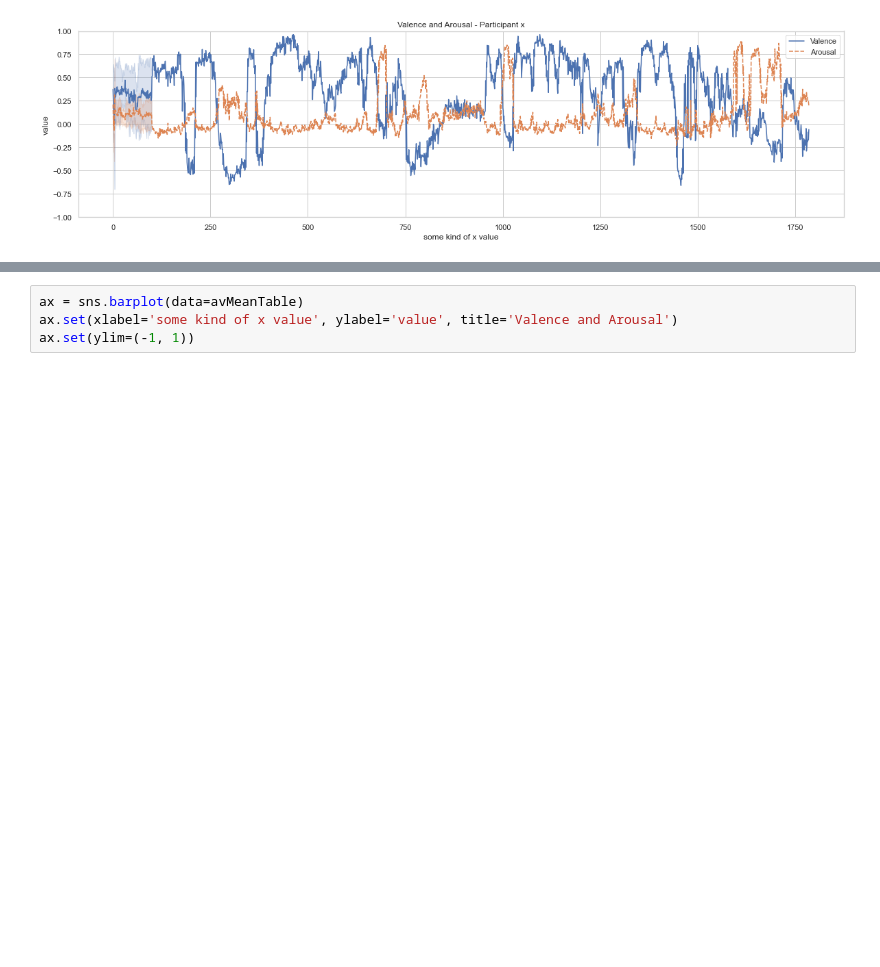
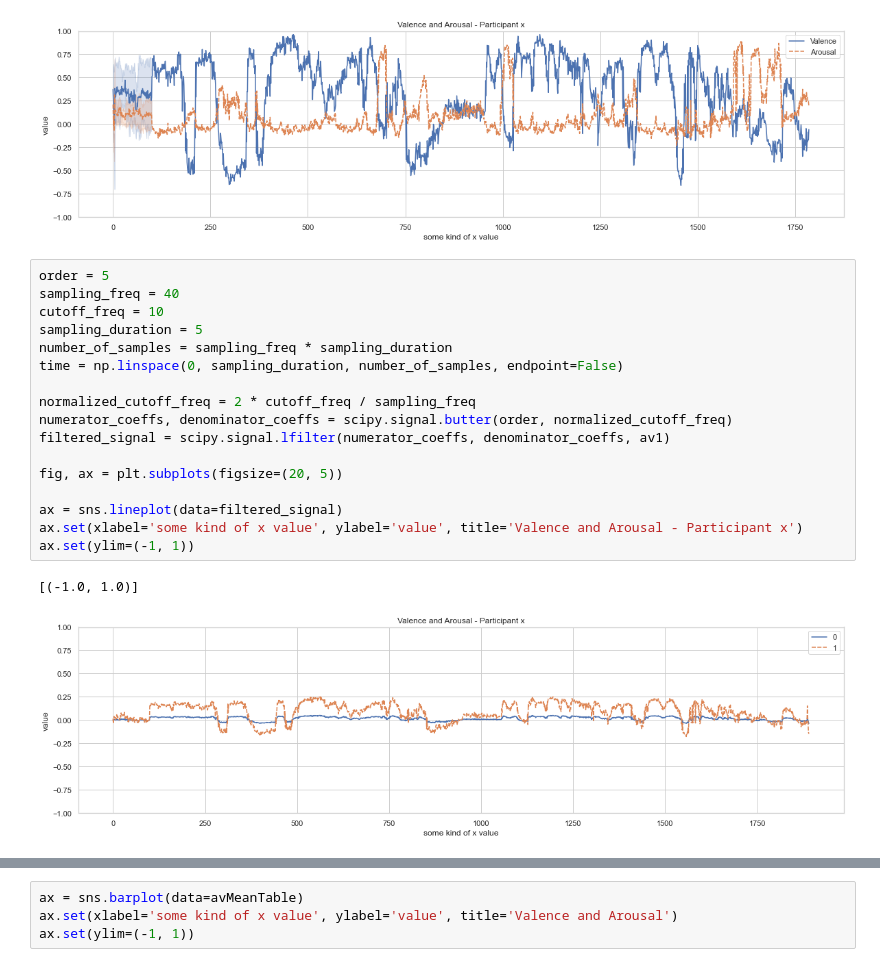
Before and after one commit to dovii/MPC-Data-Analysis, a Jupyter notebook: LevelAnalysis.ipynb, the cells around one changed output, grey strips where cells are left out. Saved outputs shown, nothing was run; the diff lists cells and outputs as text; blank space fills up the shorter version.

```diff
--- a/LevelAnalysis.ipynb
+++ b/LevelAnalysis.ipynb
@@ -385,3 +355,23 @@ ax.set(ylim=(-1, 1))
 # %% [output]
 [(-1.0, 1.0)]
 [figure]
+# %%
+order = 5
+sampling_freq = 40
+cutoff_freq = 10
+sampling_duration = 5
+number_of_samples = sampling_freq * sampling_duration
+time = np.linspace(0, sampling_duration, number_of_samples, endpoint=False)
+
+normalized_cutoff_freq = 2 * cutoff_freq / sampling_freq
+numerator_coeffs, denominator_coeffs = scipy.signal.butter(order, normalized_cutoff_freq)
+filtered_signal = scipy.signal.lfilter(numerator_coeffs, denominator_coeffs, av1)
+
+fig, ax = plt.subplots(figsize=(20, 5))
+
+ax = sns.lineplot(data=filtered_signal)
+ax.set(xlabel='some kind of x value', ylabel='value', title='Valence and Arousal - Participant x')
+ax.set(ylim=(-1, 1))
+# %% [output]
+[(-1.0, 1.0)]
+[figure, added]
```
Also changed, not shown: parts of 5 cells of this notebook.
